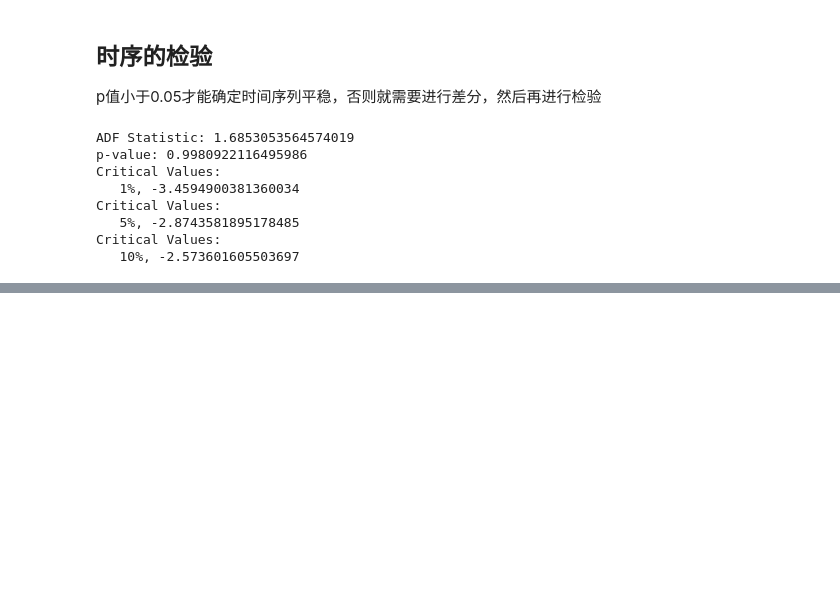
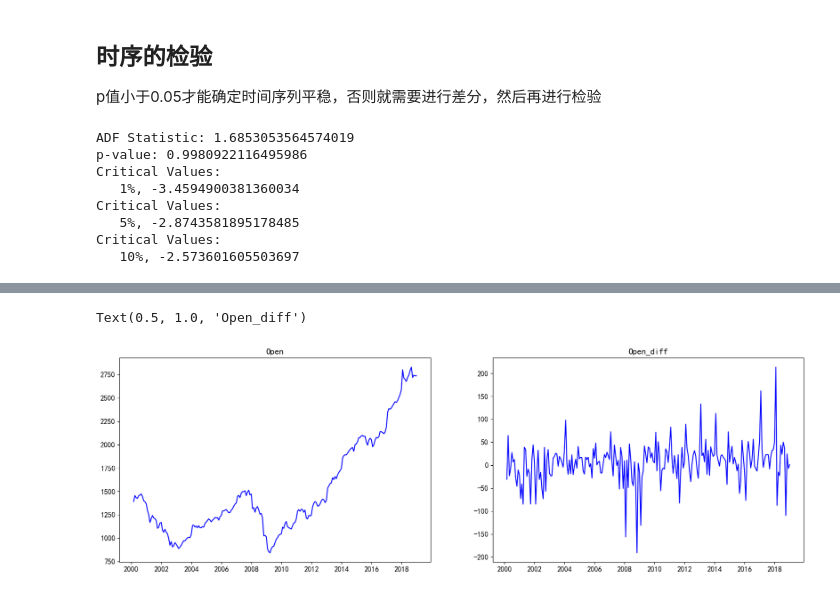
Before and after one commit to XingA02/Model_with_Python, a Jupyter notebook: 描述_5_时间序列分析.ipynb, the cells around one changed output, grey strips where cells are left out. Cells and saved outputs as stored; diff of their text form; code cells hidden in the pictures; blank space fills up the shorter version.

```diff
--- a/描述_5_时间序列分析.ipynb
+++ b/描述_5_时间序列分析.ipynb
@@ -90,5 +100,6 @@ Critical Values:
 # %%
 # 对数据进行一次差分
-df = df['Open'].diff().dropna()
+df['Open_diff'] = df['Open'].diff()
+df = df.dropna()
 df.head()
 # %% [output]
@@ -101,0 +132,12 @@ Freq: ME, Name: Open, dtype: float64
+# %%
+plt.figure(figsize=(20, 6))
+
+plt.subplot(1, 2, 1)
+plt.plot(df['Open'], color='b')
+plt.title('Open')
+plt.subplot(1, 2, 2)
+plt.plot(df['Open_diff'], color='b')
+plt.title('Open_diff')
+# %% [output]
+Text(0.5, 1.0, 'Open_diff')
+[figure, added]
```
Also changed, not shown: parts of 19 cells of this notebook, 1 other file.
